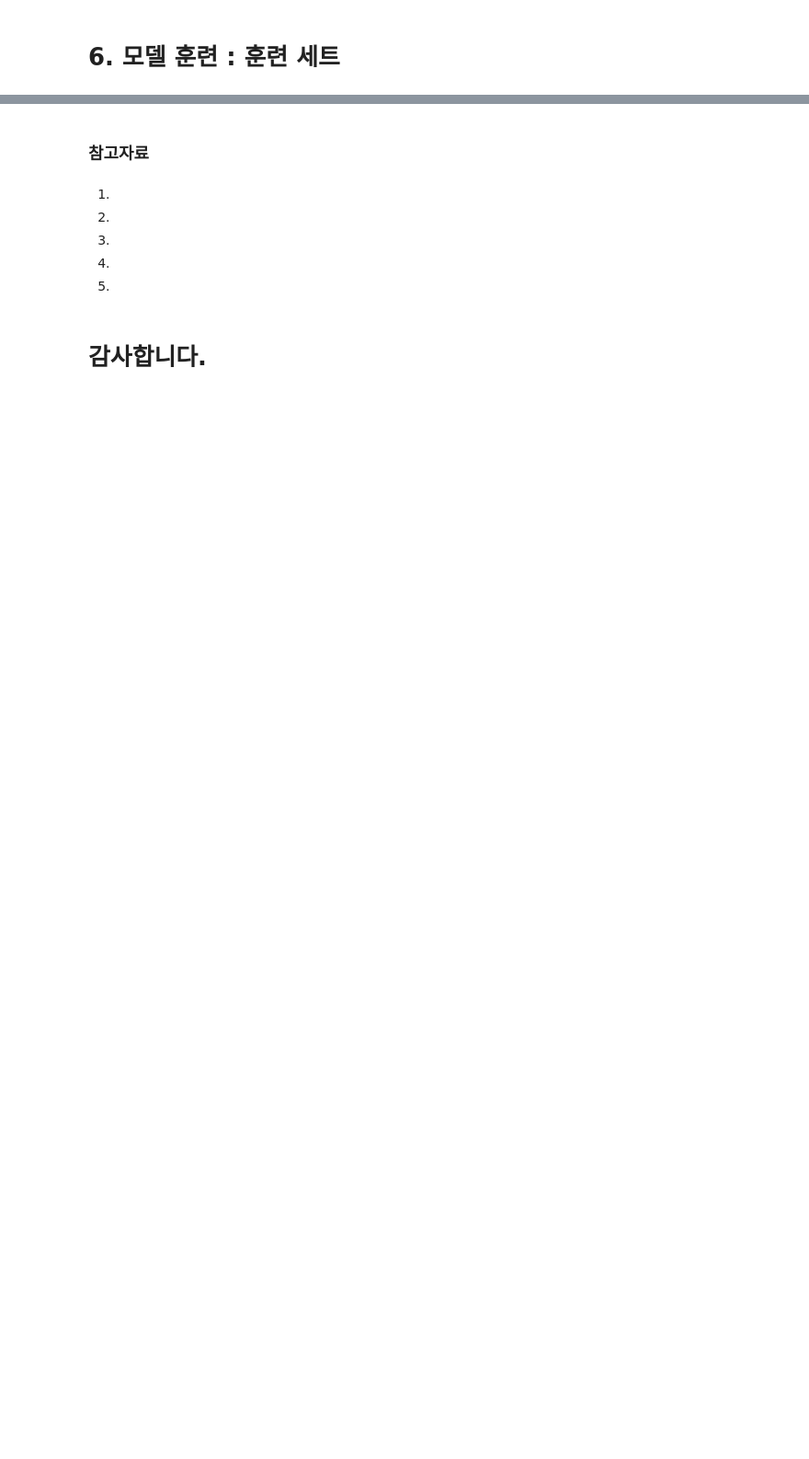
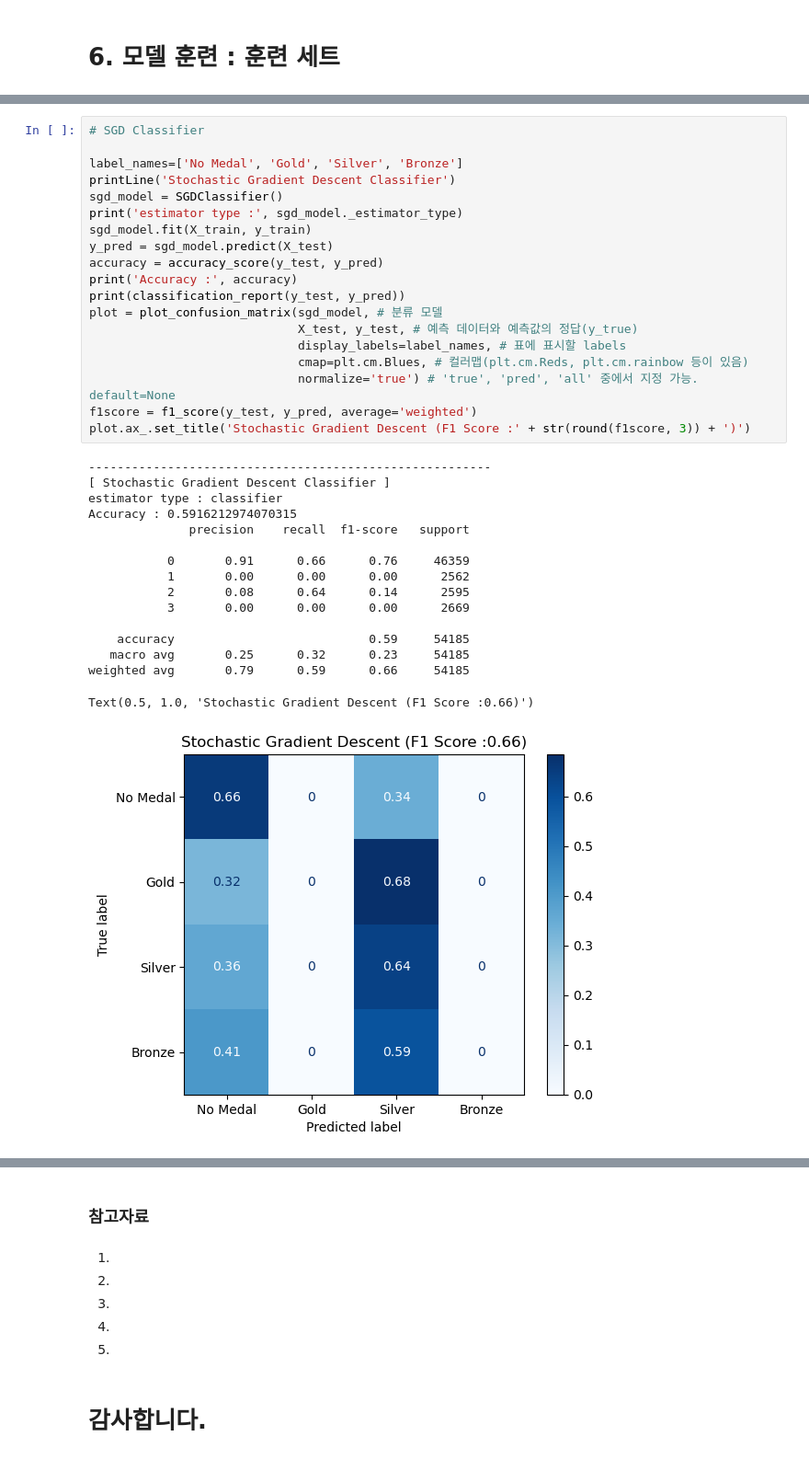
Before and after one commit to docosa2/first-repository, a Jupyter notebook: Datathon_Project_Baseline.ipynb, the cells around one changed output, grey strips where cells are left out. Shown at 92% size. Saved outputs shown, nothing was run; the diff lists cells and outputs as text; blank space fills up the shorter version.

```diff
--- a/Datathon_Project_Baseline.ipynb
+++ b/Datathon_Project_Baseline.ipynb
@@ -809,0 +950,36 @@ Text(0.5, 1.0, 'Decion Tree (F1 Score : 0.896)')
+# %%
+# SGD Classifier
+
+label_names=['No Medal', 'Gold', 'Silver', 'Bronze']
+printLine('Stochastic Gradient Descent Classifier')
+sgd_model = SGDClassifier()
+print('estimator type :', sgd_model._estimator_type)
+sgd_model.fit(X_train, y_train)
+y_pred = sgd_model.predict(X_test)
+accuracy = accuracy_score(y_test, y_pred)
+print('Accuracy :', accuracy)
+print(classification_report(y_test, y_pred))
+plot = plot_confusion_matrix(sgd_model, # 분류 모델
+                             X_test, y_test, # 예측 데이터와 예측값의 정답(y_true)
+                             display_labels=label_names, # 표에 표시할 labels
+                             cmap=plt.cm.Blues, # 컬러맵(plt.cm.Reds, plt.cm.rainbow 등이 있음)
+                             normalize='true') # 'true', 'pred', 'all' 중에서 지정 가능. default=None
+f1score = f1_score(y_test, y_pred, average='weighted')
+plot.ax_.set_title('Stochastic Gradient Descent (F1 Score :' + str(round(f1score, 3)) + ')')
+# %% [output]
+--------------------------------------------------------
+[ Stochastic Gradient Descent Classifier ]
+estimator type : classifier
+Accuracy : 0.5916212974070315
+              precision    recall  f1-score   support
+
+           0       0.91      0.66      0.76     46359
+           1       0.00      0.00      0.00      2562
+           2       0.08      0.64      0.14      2595
+           3       0.00      0.00      0.00      2669
+
+    accuracy                           0.59     54185
+   macro avg       0.25      0.32      0.23     54185
+weighted avg       0.79      0.59      0.66     54185
+Text(0.5, 1.0, 'Stochastic Gradient Descent (F1 Score :0.66)')
+[figure, added]
```
Also changed, not shown: parts of 54 cells of this notebook, 5 other files.
